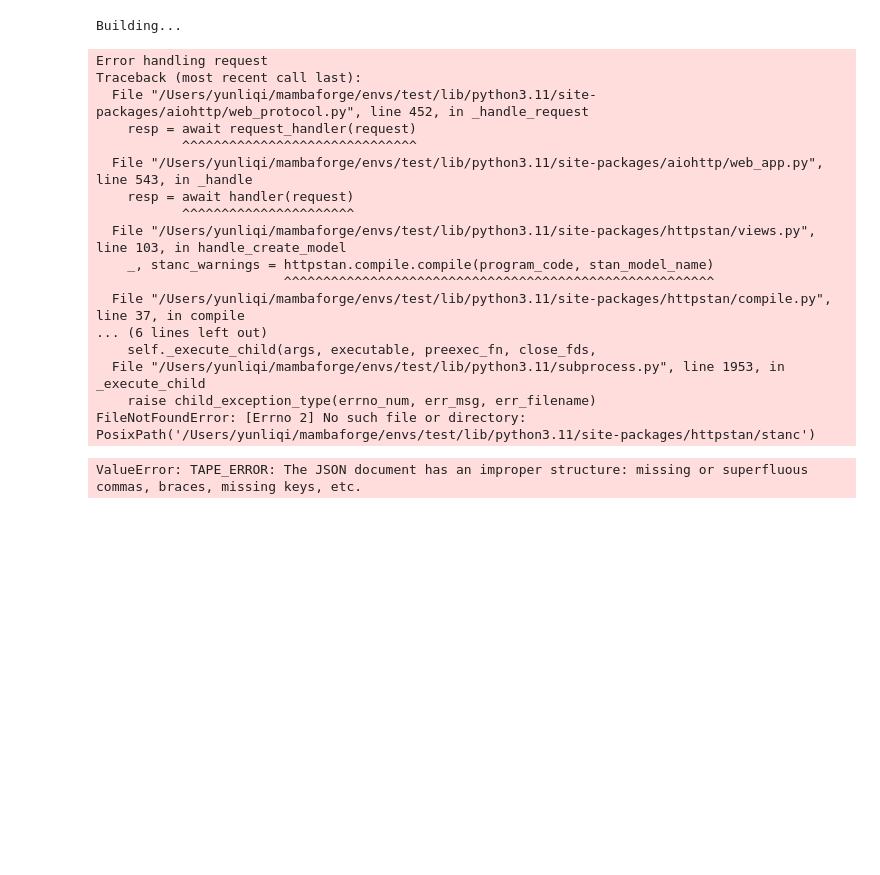
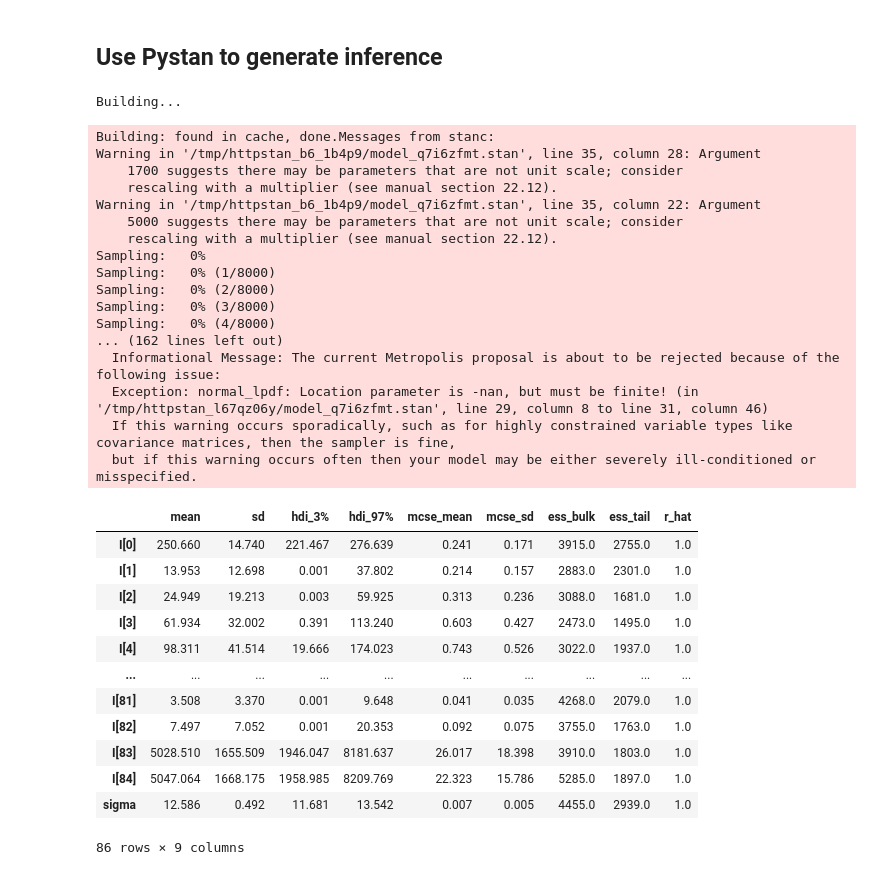
Before and after one commit to SABS-R3-Epidemiology/EpiPI, a Jupyter notebook: pipeline.ipynb, the cells around one changed output. Drawn from its saved outputs; the diff is of its cells as text; code cells hidden in the pictures; blank space fills up the shorter version.

Commit message:
First major update of the package

```diff
--- a/pipeline.ipynb
+++ b/pipeline.ipynb
@@ -58,34 +11,2 @@ poisson_data = {
-# %%
-# Correspond to 2
-posterior = stan.build(poisson_model, data=poisson_data)
-fit = posterior.sample(num_chains=3, num_samples=1000)
-
-# Assuming time_sample correctly indexes the days for 'I' and 'Theta'
-samples = az.from_pystan(
-    posterior=fit,
-    observed_data='Theta',  # Use 'Theta' as the observed data
-    coords={'observation': list(range(len(theta)))},  # 'covariate' removed
-    dims={'Theta': ['observation'], 'I': ['observation']}  # Adjusted dims
-)
-df = az.summary(samples)
-df
-# %% [output]
-Building...
-Error handling request
-Traceback (most recent call last):
-  File "/Users/yunliqi/mambaforge/envs/test/lib/python3.11/site-packages/aiohttp/web_protocol.py", line 452, in _handle_request
-    resp = await request_handler(request)
-           ^^^^^^^^^^^^^^^^^^^^^^^^^^^^^^
-  File "/Users/yunliqi/mambaforge/envs/test/lib/python3.11/site-packages/aiohttp/web_app.py", line 543, in _handle
-    resp = await handler(request)
-           ^^^^^^^^^^^^^^^^^^^^^^
-  File "/Users/yunliqi/mambaforge/envs/test/lib/python3.11/site-packages/httpstan/views.py", line 103, in handle_create_model
-    _, stanc_warnings = httpstan.compile.compile(program_code, stan_model_name)
-                        ^^^^^^^^^^^^^^^^^^^^^^^^^^^^^^^^^^^^^^^^^^^^^^^^^^^^^^^
-  File "/Users/yunliqi/mambaforge/envs/test/lib/python3.11/site-packages/httpstan/compile.py", line 37, in compile
-... (6 lines left out)
-    self._execute_child(args, executable, preexec_fn, close_fds,
-  File "/Users/yunliqi/mambaforge/envs/test/lib/python3.11/subprocess.py", line 1953, in _execute_child
-    raise child_exception_type(errno_num, err_msg, err_filename)
-FileNotFoundError: [Errno 2] No such file or directory: PosixPath('/Users/yunliqi/mambaforge/envs/test/lib/python3.11/site-packages/httpstan/stanc')
-ValueError: TAPE_ERROR: The JSON document has an improper structure: missing or superfluous commas, braces, missing keys, etc.
+# %% [markdown]
+## Use Pystan to generate inference
@@ -91,0 +18,37 @@ ValueError: TAPE_ERROR: The JSON document has an improper structure: missing or
+# %%
+controller = epipi.InferenceController(theta, omega)
+fit, samples = controller.run()
+df = az.summary(samples)
+df
+# %% [output]
+Building...
+Building: found in cache, done.Messages from stanc:
+Warning in '/tmp/httpstan_b6_1b4p9/model_q7i6zfmt.stan', line 35, column 28: Argument
+    1700 suggests there may be parameters that are not unit scale; consider
+    rescaling with a multiplier (see manual section 22.12).
+Warning in '/tmp/httpstan_b6_1b4p9/model_q7i6zfmt.stan', line 35, column 22: Argument
+    5000 suggests there may be parameters that are not unit scale; consider
+    rescaling with a multiplier (see manual section 22.12).
+Sampling:   0%
+Sampling:   0% (1/8000)
+Sampling:   0% (2/8000)
+Sampling:   0% (3/8000)
+Sampling:   0% (4/8000)
+... (162 lines left out)
+  Informational Message: The current Metropolis proposal is about to be rejected because of the following issue:
+  Exception: normal_lpdf: Location parameter is -nan, but must be finite! (in '/tmp/httpstan_l67qz06y/model_q7i6zfmt.stan', line 29, column 8 to line 31, column 46)
+  If this warning occurs sporadically, such as for highly constrained variable types like covariance matrices, then the sampler is fine,
+  but if this warning occurs often then your model may be either severely ill-conditioned or misspecified.
+|  | mean | sd | hdi_3% | hdi_97% | mcse_mean | mcse_sd | ess_bulk | ess_tail | r_hat |
+| I[0] | 250.660 | 14.740 | 221.467 | 276.639 | 0.241 | 0.171 | 3915.0 | 2755.0 | 1.0 |
+| I[1] | 13.953 | 12.698 | 0.001 | 37.802 | 0.214 | 0.157 | 2883.0 | 2301.0 | 1.0 |
+| I[2] | 24.949 | 19.213 | 0.003 | 59.925 | 0.313 | 0.236 | 3088.0 | 1681.0 | 1.0 |
+| I[3] | 61.934 | 32.002 | 0.391 | 113.240 | 0.603 | 0.427 | 2473.0 | 1495.0 | 1.0 |
+| I[4] | 98.311 | 41.514 | 19.666 | 174.023 | 0.743 | 0.526 | 3022.0 | 1937.0 | 1.0 |
+| ... | ... | ... | ... | ... | ... | ... | ... | ... | ... |
+| I[81] | 3.508 | 3.370 | 0.001 | 9.648 | 0.041 | 0.035 | 4268.0 | 2079.0 | 1.0 |
+| I[82] | 7.497 | 7.052 | 0.001 | 20.353 | 0.092 | 0.075 | 3755.0 | 1763.0 | 1.0 |
+| I[83] | 5028.510 | 1655.509 | 1946.047 | 8181.637 | 26.017 | 18.398 | 3910.0 | 1803.0 | 1.0 |
+| I[84] | 5047.064 | 1668.175 | 1958.985 | 8209.769 | 22.323 | 15.786 | 5285.0 | 1897.0 | 1.0 |
+| sigma | 12.586 | 0.492 | 11.681 | 13.542 | 0.007 | 0.005 | 4455.0 | 2939.0 | 1.0 |
+86 rows × 9 columns
```
Also changed, not shown: parts of 11 cells of this notebook, 3 other files.
